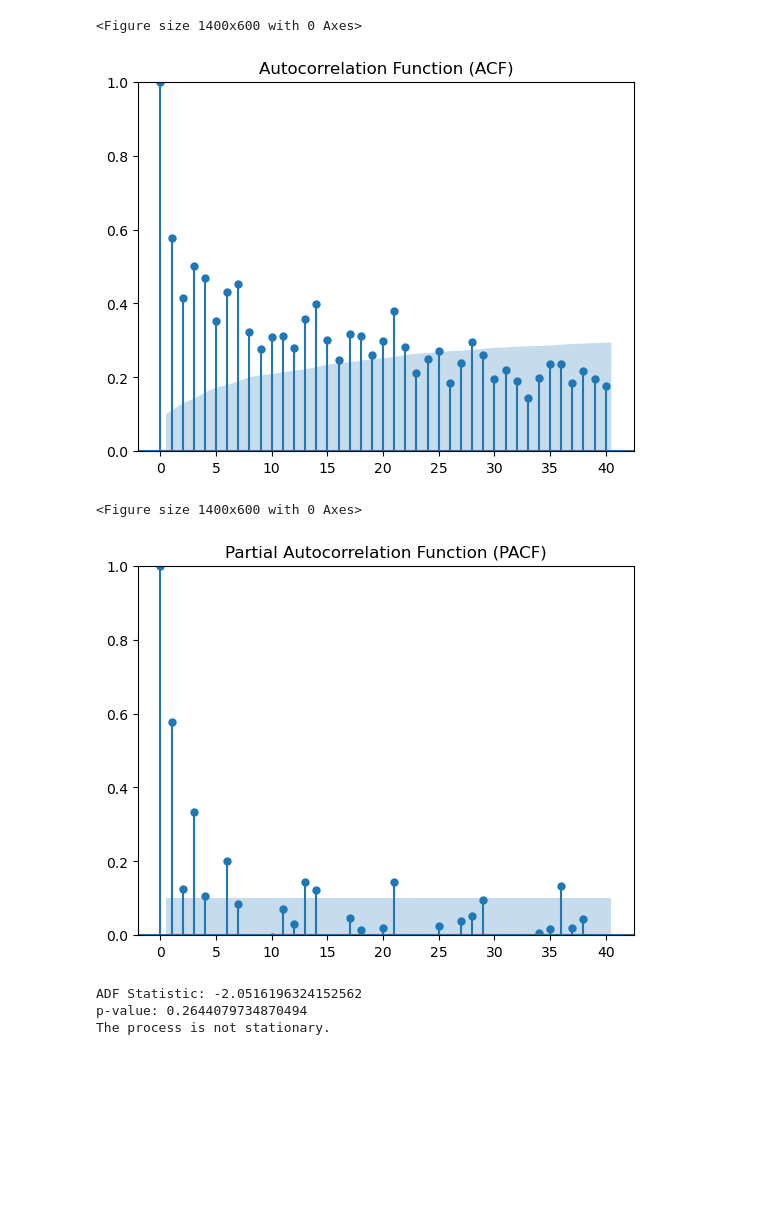
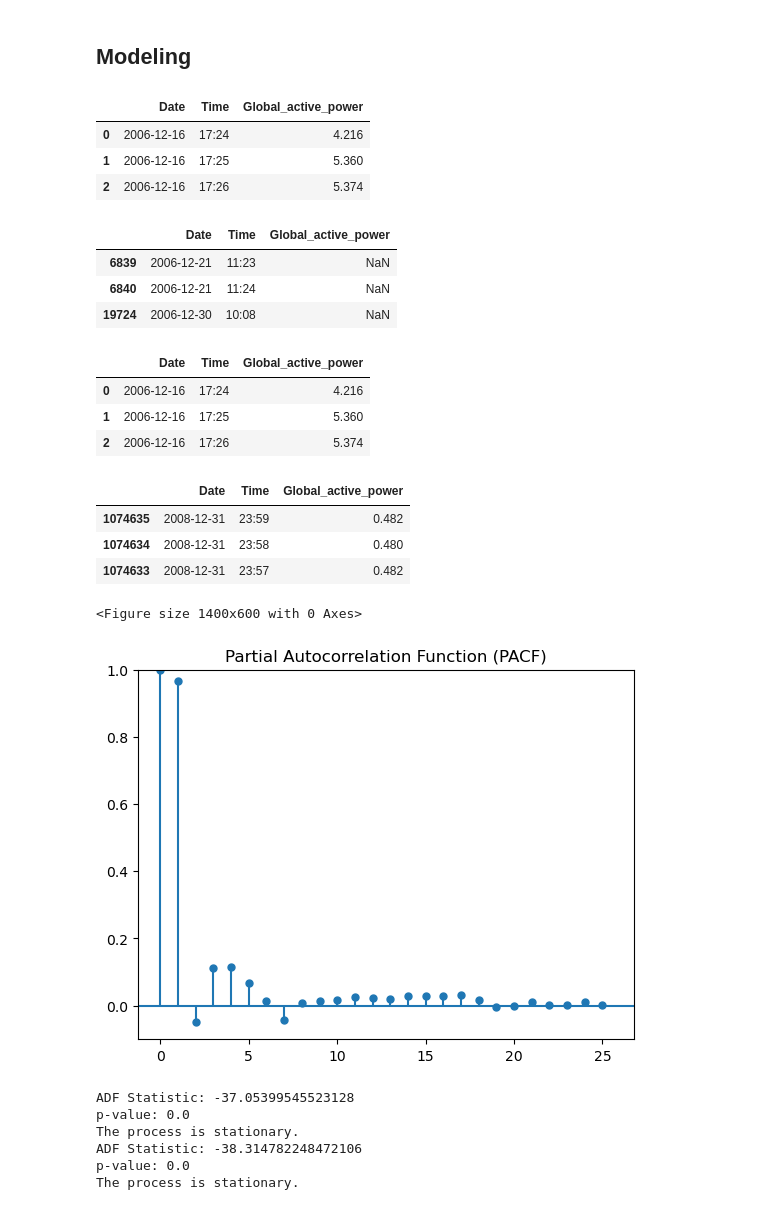
Before and after one commit to LyricLrs/Prediction-of-Individual-Household-Electric-Power-Consumption, a Jupyter notebook: ARIMA.ipynb, the cells around one changed output. Drawn from its saved outputs; the diff is of its cells as text; code cells hidden in the pictures; blank space fills up the shorter version.

```diff
--- a/ARIMA.ipynb
+++ b/ARIMA.ipynb
@@ -30,36 +106,75 @@ data = data[[PREDICTION_TERM]].resample('D').sum()
+# %% [markdown]
+## Modeling
+# %%
+# ===== Reminder and Checks =====
+
+# Display normal data
+display(data.head(3))
+
+# Display missing data
+display(data[data[PREDICTION_TERM].isna()].head(3))
+
+# Display earliest data
+display(data.sort_values(by=['Date', 'Time'], ascending=True).head(3))
+
+# Display latest data
+display(data.sort_values(by=['Date', 'Time'], ascending=False).head(3))
+# %% [output]
+|  | Date | Time | Global_active_power |
+| 0 | 2006-12-16 | 17:24 | 4.216 |
+| 1 | 2006-12-16 | 17:25 | 5.360 |
+| 2 | 2006-12-16 | 17:26 | 5.374 |
+|  | Date | Time | Global_active_power |
+| 6839 | 2006-12-21 | 11:23 | NaN |
+| 6840 | 2006-12-21 | 11:24 | NaN |
+| 19724 | 2006-12-30 | 10:08 | NaN |
+|  | Date | Time | Global_active_power |
+| 0 | 2006-12-16 | 17:24 | 4.216 |
+| 1 | 2006-12-16 | 17:25 | 5.360 |
+| 2 | 2006-12-16 | 17:26 | 5.374 |
+|  | Date | Time | Global_active_power |
+| 1074635 | 2008-12-31 | 23:59 | 0.482 |
+| 1074634 | 2008-12-31 | 23:58 | 0.480 |
+| 1074633 | 2008-12-31 | 23:57 | 0.482 |
 # %%
-# Plot ACF - q
+# Plot PACF - p
+
+data_temp = pd.read_csv('2yrs_data.csv')
 plt.figure(figsize=(width, height))
-plot_acf(data[PREDICTION_TERM], lags=40)
-plt.ylim(0, 1)
-plt.title('Autocorrelation Function (ACF)')
-plt.show()
-
-# Plot PACF - p
-plt.figure(figsize=(width, height))
-plot_pacf(data[PREDICTION_TERM], lags=40)
-plt.ylim(0, 1)
+plot_pacf(data_temp[PREDICTION_TERM], lags=25)
+plt.ylim(-0.1, 1)
 plt.title('Partial Autocorrelation Function (PACF)')
 plt.show()
 # %% [output]
 <Figure size 1400x600 with 0 Axes>
-[figure, old version]
+[figure, new version]
-<Figure size 1400x600 with 0 Axes>
-[figure, removed]
 # %%
+# Check Stationary - d
 # Augmented Dickey-Fuller test for stationarity
-result = adfuller(data[PREDICTION_TERM])
+
+# 2006 - 2007
+data_temp = pd.read_csv('2yrs_data.csv')
+result = adfuller(data_temp[PREDICTION_TERM].head(int(len(data_temp)/2)))
+print(f'ADF Statistic: {result[0]}')
+print(f'p-value: {result[1]}')
+if result[1] < 0.05:
+    print("The process is stationary.")
+else:
+    print("The process is not stationary.")
+
+# 2007 - 2008
+result = adfuller(data_temp[PREDICTION_TERM].tail(int(len(data_temp)/2)))
 print(f'ADF Statistic: {result[0]}')
 print(f'p-value: {result[1]}')
 
-# Check Stationary
-d = 1
 if result[1] < 0.05:
-    d = 0
     print("The process is stationary.")
 else:
     print("The process is not stationary.")
 # %% [output]
-ADF Statistic: -2.0516196324152562
-p-value: 0.2644079734870494
-The process is not stationary.
+ADF Statistic: -37.05399545523128
+p-value: 0.0
+The process is stationary.
+ADF Statistic: -38.314782248472106
+p-value: 0.0
+The process is stationary.
```
Also changed, not shown: parts of 33 cells of this notebook.
